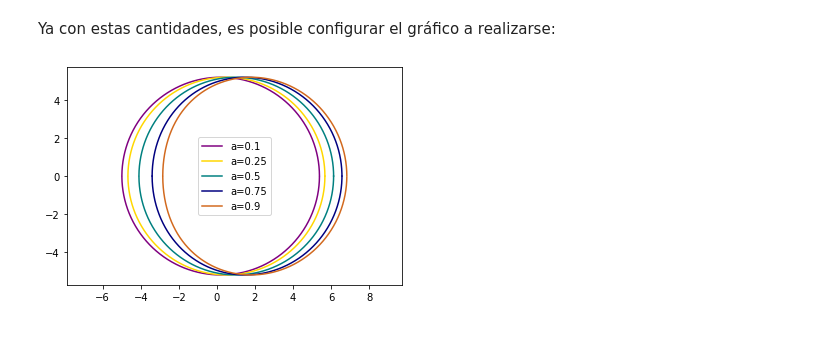
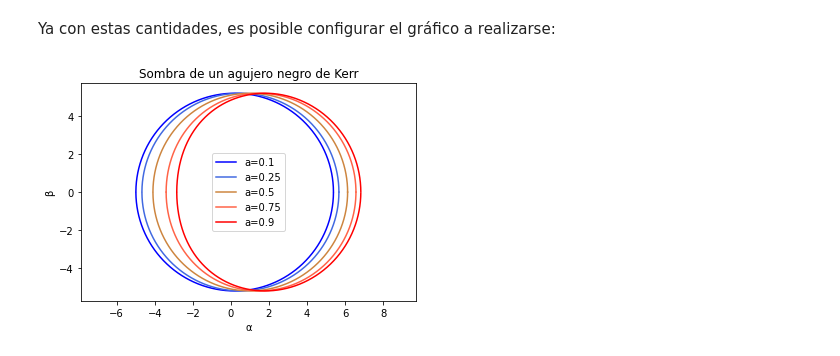
Before and after one commit to DCI-UG/veranoug2022-pamemargus, a Jupyter notebook: NotebookVerano.ipynb, the cells around one changed output. Cells and saved outputs as stored; diff of their text form; code cells hidden in the pictures.

```diff
--- a/NotebookVerano.ipynb
+++ b/NotebookVerano.ipynb
@@ -406,37 +489,41 @@ def beta5(r):
 Ya con estas cantidades, es posible configurar el gráfico a realizarse:
 # %%
 r1=np.linspace(rInic1,rFin1,100000)
-plt.plot(alfa1(r1),beta1(r1),'purple', label="a=0.1")
-plt.plot(alfa1(r1),-beta1(r1),'purple')
+plt.plot(alfa1(r1),beta1(r1),'b', label="a=0.1")
+plt.plot(alfa1(r1),-beta1(r1),'b')
 #purple, olivedrab
 
 
 r2=np.linspace(rInic2,rFin2,100000)
-plt.plot(alfa2(r2),beta2(r2),'gold',label="a=0.25")
-plt.plot(alfa2(r2),-beta2(r2),'gold')
+plt.plot(alfa2(r2),beta2(r2),'royalblue',label="a=0.25")
+plt.plot(alfa2(r2),-beta2(r2),'royalblue')
 #gold, limegreen
 
 
 r3=np.linspace(rInic3,rFin3,100000)
-plt.plot(alfa3(r3),beta3(r3),'teal',label="a=0.5")
-plt.plot(alfa3(r3),-beta3(r3),'teal')
+plt.plot(alfa3(r3),beta3(r3),'peru',label="a=0.5")
+plt.plot(alfa3(r3),-beta3(r3),'peru')
 #teal, darkolivegreen
 
 r4=np.linspace(rInic4,rFin4,100000)
 
-plt.plot(alfa4(r4),beta4(r4),'navy',label="a=0.75")
-plt.plot(alfa4(r4),-beta4(r4),'navy')
+plt.plot(alfa4(r4),beta4(r4),'tomato',label="a=0.75")
+plt.plot(alfa4(r4),-beta4(r4),'tomato')
 #navy, lightseagreen
 
 r5=np.linspace(rInic5,rFin5,100000)
-plt.plot(alfa5(r5),beta5(r5),'chocolate',label="a=0.9")
-plt.plot(alfa5(r5),-beta5(r5),'chocolate')
-#chocolate, seagreen
+plt.plot(alfa5(r5),beta5(r5),'r',label="a=0.9")
+plt.plot(alfa5(r5),-beta5(r5),'r')
+
 
 plt.axis('equal')
+plt.title('Sombra de un agujero negro de Kerr')
+plt.xlabel("α")
+plt.ylabel('β')
+
 plt.legend()
 
 plt.show()
 # %% [output]
-[figure, old version]
+[figure, new version]
 # %% [markdown]
```
Also changed, not shown: parts of 26 cells of this notebook.
